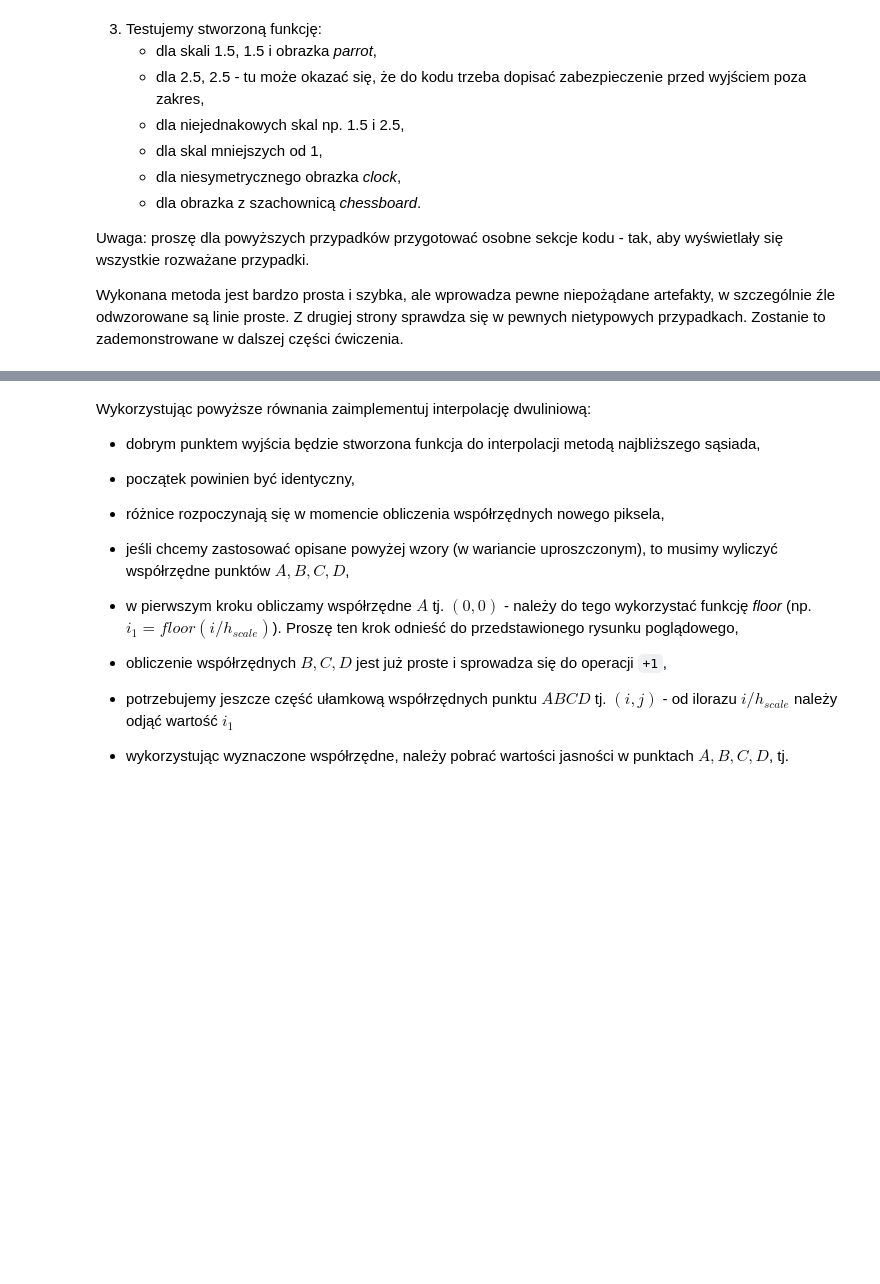
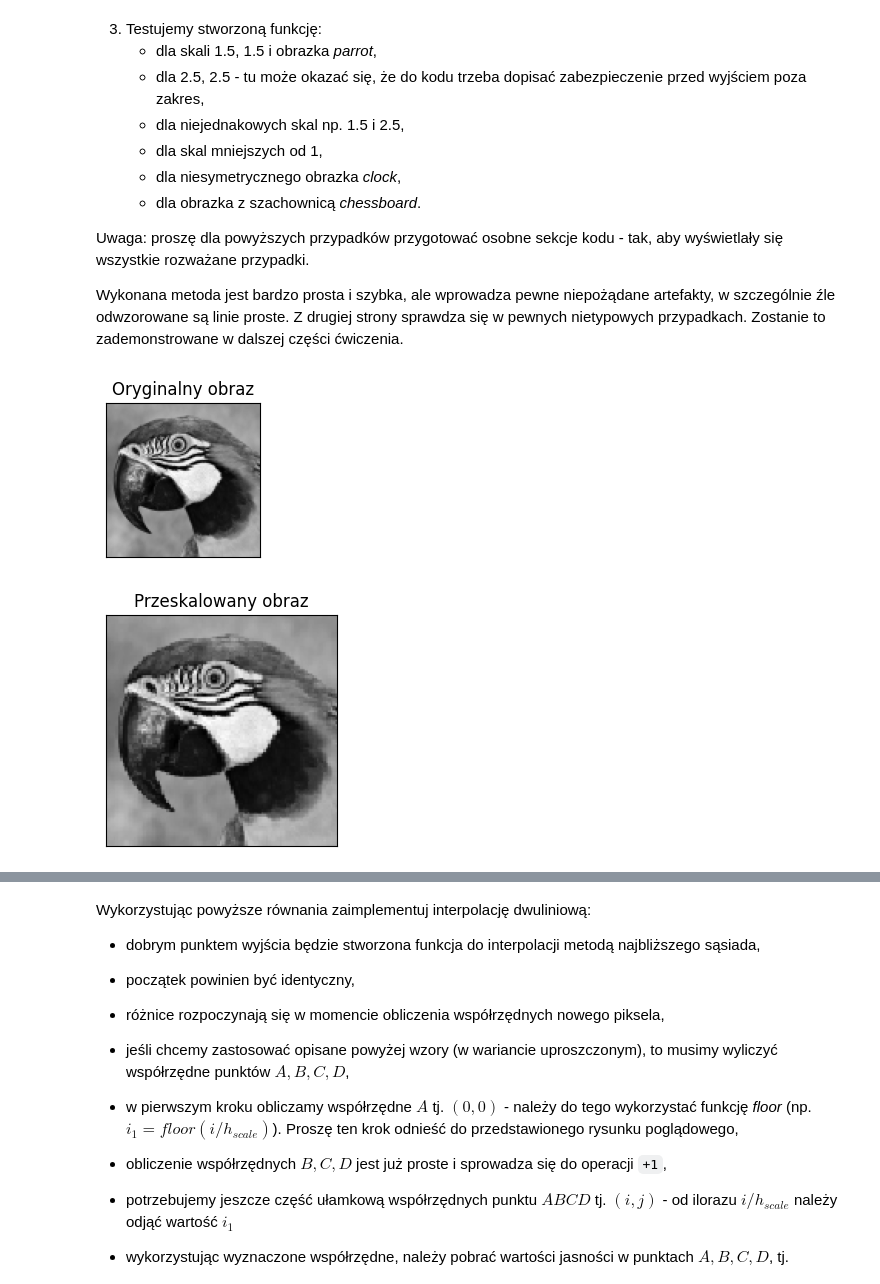
Before and after one commit to igaantonik/Introduction-to-Digital-Image-Processing, a Jupyter notebook: lab5/05_resolution.ipynb, the cells around one changed output, grey strips where cells are left out. Drawn from its saved outputs; the diff is of its cells as text; code cells hidden in the pictures; blank space fills up the shorter version.

```diff
--- a/lab5/05_resolution.ipynb
+++ b/lab5/05_resolution.ipynb
@@ -96,3 +106,29 @@ Wewnątrz należy:
+# %%
+def interpolation(I, scale):
+    height, width = I.shape
+    new_height = int(height*scale[0])
+    new_width = int(width*scale[1])
+    new_I = np.zeros((new_height, new_width), dtype=np.uint8)
+
+    for i in range(new_height):
+        for j in range(new_width):
+            new_I[i, j] = I[int(i/scale[0]), int(j/scale[1])]
+    return new_I
+# %%
+def show_images(I1, I2, scale = 1):
+    plt.figure(figsize=(I1.shape[0]/50* scale,I1.shape[1]/50* scale))
+    plt.title("Oryginalny obraz")
+    plt.imshow(I1, cmap="gray")
+    plt.xticks([]), plt.yticks([])
+    plt.gca().set_aspect(1)
+
+    plt.figure(figsize=(I2.shape[0]/50 * scale,I2.shape[1]/50* scale ) )
+    plt.title("Przeskalowany obraz")
+    plt.imshow(I2, cmap="gray")
+    plt.xticks([]), plt.yticks([])
+    plt.gca().set_aspect(1)
+
+    plt.show()
 # %% [markdown]
 3. Testujemy stworzoną funkcję:
     * dla skali 1.5, 1.5 i obrazka *parrot*,
@@ -111,0 +146,6 @@ Zostanie to zademonstrowane w dalszej części ćwiczenia.
+# %%
+resized_image = interpolation(parrot, (1.5, 1.5))
+show_images(parrot, resized_image)
+# %% [output]
+[figure, added]
+[figure, added]
```
Also changed, not shown: parts of 29 cells of this notebook.
